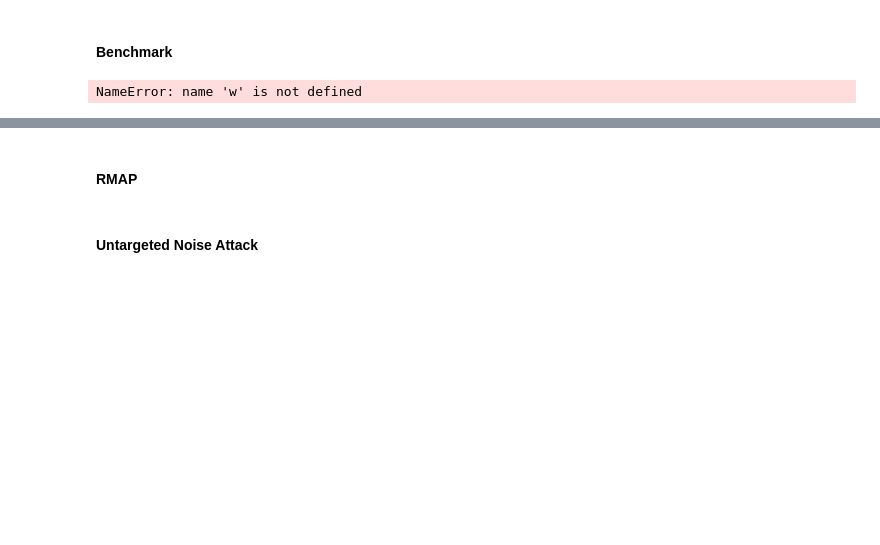
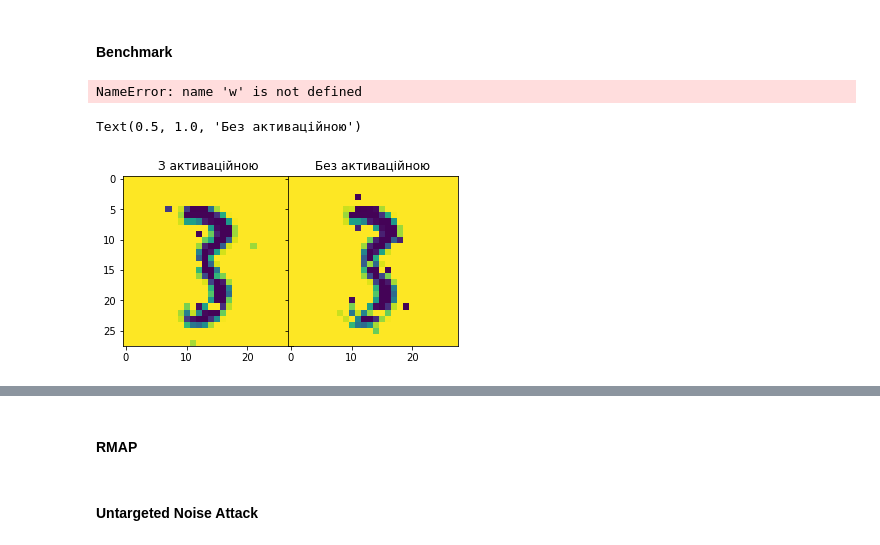
Before and after one commit to vseredovych/AdaversarialAI, a Jupyter notebook: Code/benchmarking_adv.ipynb, the cells around one changed output, grey strips where cells are left out. Drawn from its saved outputs; the diff is of its cells as text; code cells hidden in the pictures; blank space fills up the shorter version.

```diff
--- a/Code/benchmarking_adv.ipynb
+++ b/Code/benchmarking_adv.ipynb
@@ -63,7 +63,7 @@ print('Test set: X={}, y={}'.format(X_test.shape, y_test.shape))
 Training set: X=(33600, 784), y=(33600, 1)
 Test set: X=(8400, 784), y=(8400, 1)
 # %%
-X_test_images = to_image_shape(X_test)
+X_test_images = to_image_shape(X_test[0:10, :])
 # %% [markdown]
 #### Show images
 # %%
@@ -468,3 +468,22 @@ label=0
 defense_deflection = PixelDeflection(deflections=10, window=10)
 X_test_deflected = to_vector_shape(defense_deflection.get_defended(X_test_images,rcam_prob=np.mean(maps, axis=0)))
 compare_model_for_two_inputs(X_test, X_test_deflected, Y_test, y_test, model=lg, attack=AttackIFGSM, samples=50, num_steps=30, visualize=True)
+# %%
+defense_deflection = PixelDeflection(deflections=100, window=3)
+X_test_deflected_map = to_vector_shape(defense_deflection.get_defended(X_test_images, rcam_prob=maps[3]*1.5))
+X_test_deflected = to_vector_shape(defense_deflection.get_defended(X_test_images))
+
+plt
+
+label = 1
+fig, (ax1, ax2) = plt.subplots(nrows=1, ncols=2, sharex='col', sharey='row',
+                           gridspec_kw={'hspace': -0.029, 'wspace': -0.029})
+
+ax1.imshow(X_test_deflected_map[label, :].reshape(28, 28))
+ax2.imshow(X_test_deflected[label, :].reshape(28, 28))
+
+ax1.set_title("З активаційною")
+ax2.set_title("Без активаційною")
+# %% [output]
+Text(0.5, 1.0, 'Без активаційною')
+[figure, added]
```
Also changed, not shown: parts of 9 cells of this notebook, 8 other files.
